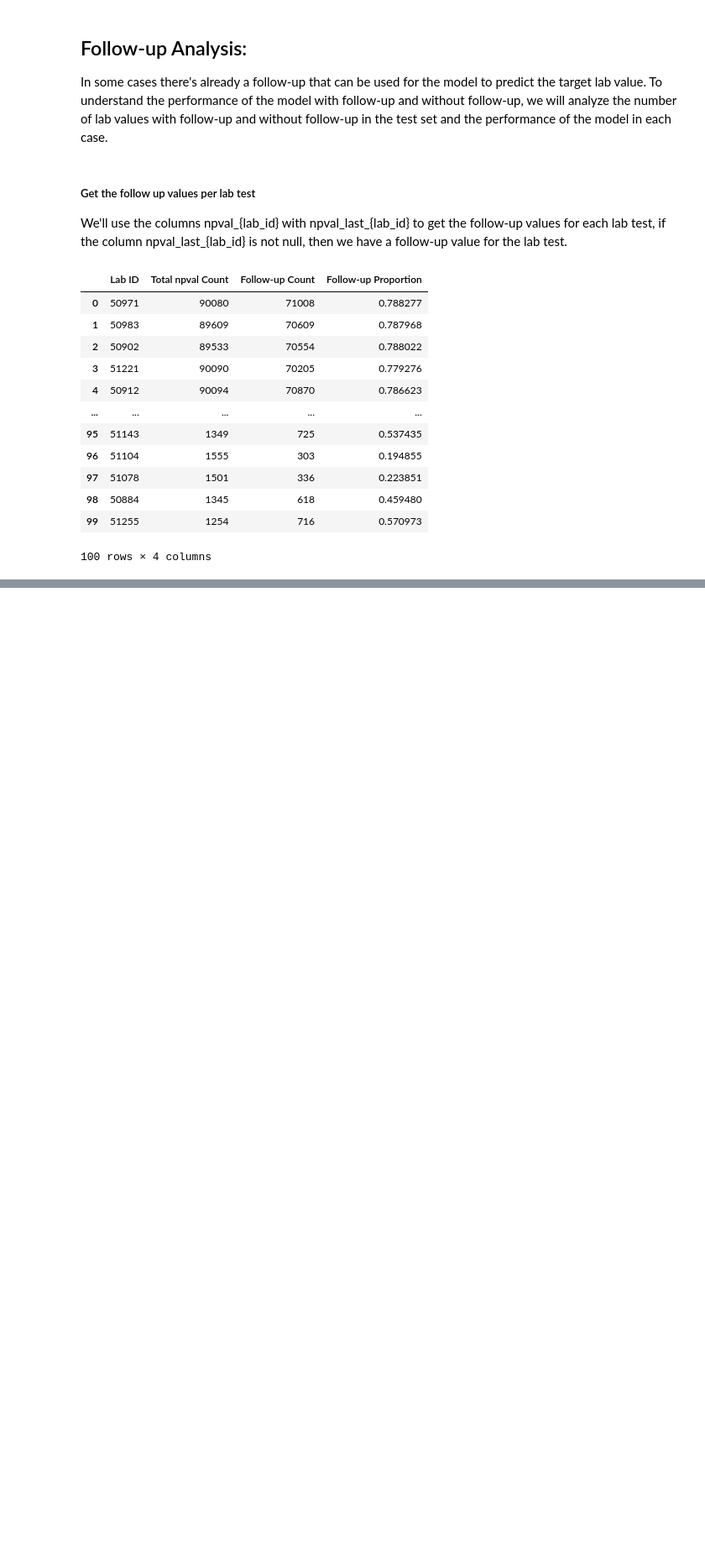
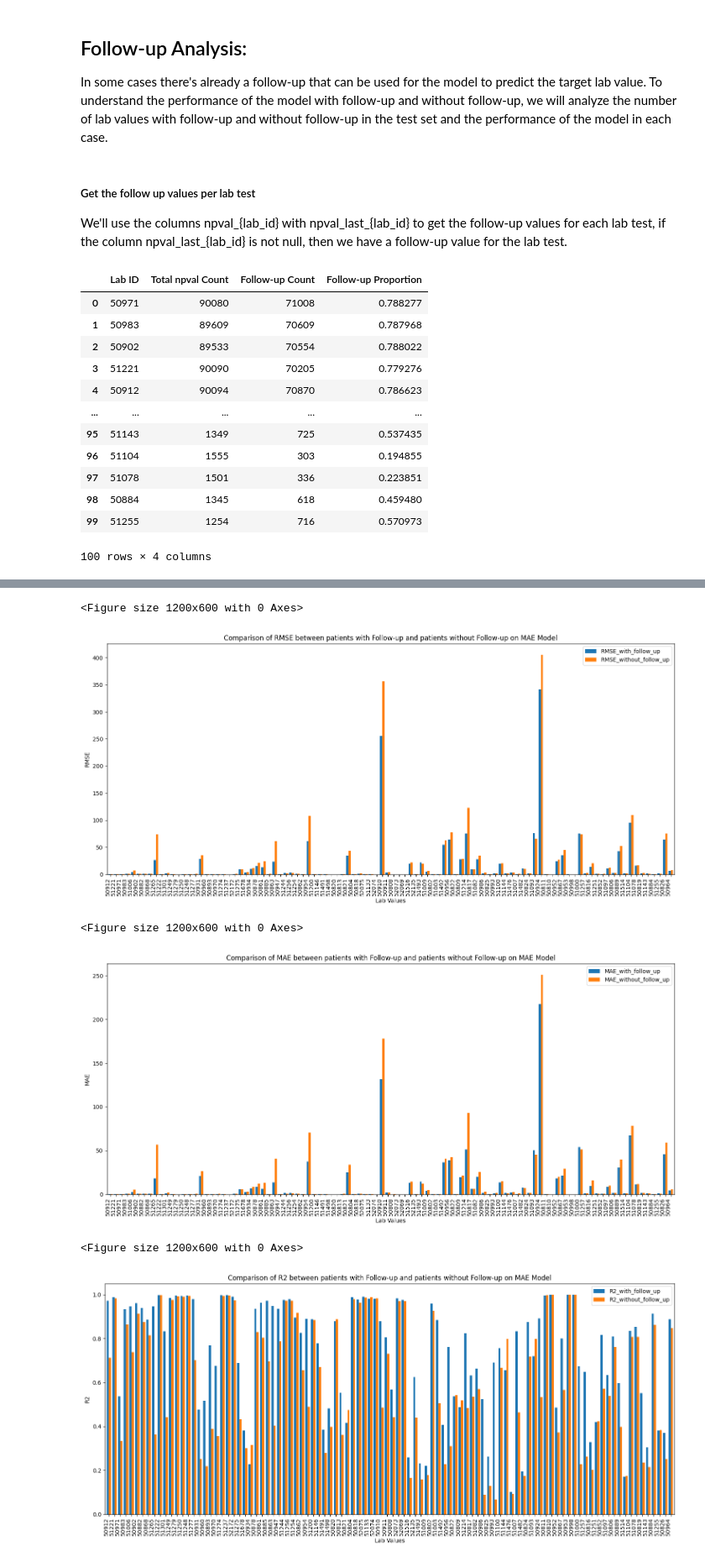
Before and after one commit to dsrestrepo/TabularMAE_LabFoundation, a Jupyter notebook: results_analysis.ipynb, the cells around one changed output, grey strips where cells are left out. Shown at 84% size. Drawn from its saved outputs; the diff is of its cells as text; code cells hidden in the pictures; blank space fills up the shorter version.

```diff
--- a/results_analysis.ipynb
+++ b/results_analysis.ipynb
@@ -607,0 +713,21 @@ comparison_df
+# %%
+# Plot comparison for all labs
+metrics = ['RMSE', 'MAE', 'R2']
+df_pivot.reset_index(inplace=True)
+
+for metric in metrics:
+    plt.figure(figsize=(12, 6))
+    df_pivot.plot(x='Column', y=[f'{metric}_with_follow_up', f'{metric}_without_follow_up'], kind='bar', width=0.8, figsize=(15, 7))
+    plt.title(f'Comparison of {metric} between patients with Follow-up and patients without Follow-up on MAE Model')
+    plt.ylabel(metric)
+    plt.xlabel("Lab Values")
+    plt.xticks(rotation=90, ha='right')
+    plt.tight_layout()
+    plt.show()
+# %% [output]
+<Figure size 1200x600 with 0 Axes>
+[figure, added]
+<Figure size 1200x600 with 0 Axes>
+[figure, added]
+<Figure size 1200x600 with 0 Axes>
+[figure, added]
```
Also changed, not shown: parts of 11 cells of this notebook, 11 other files.
